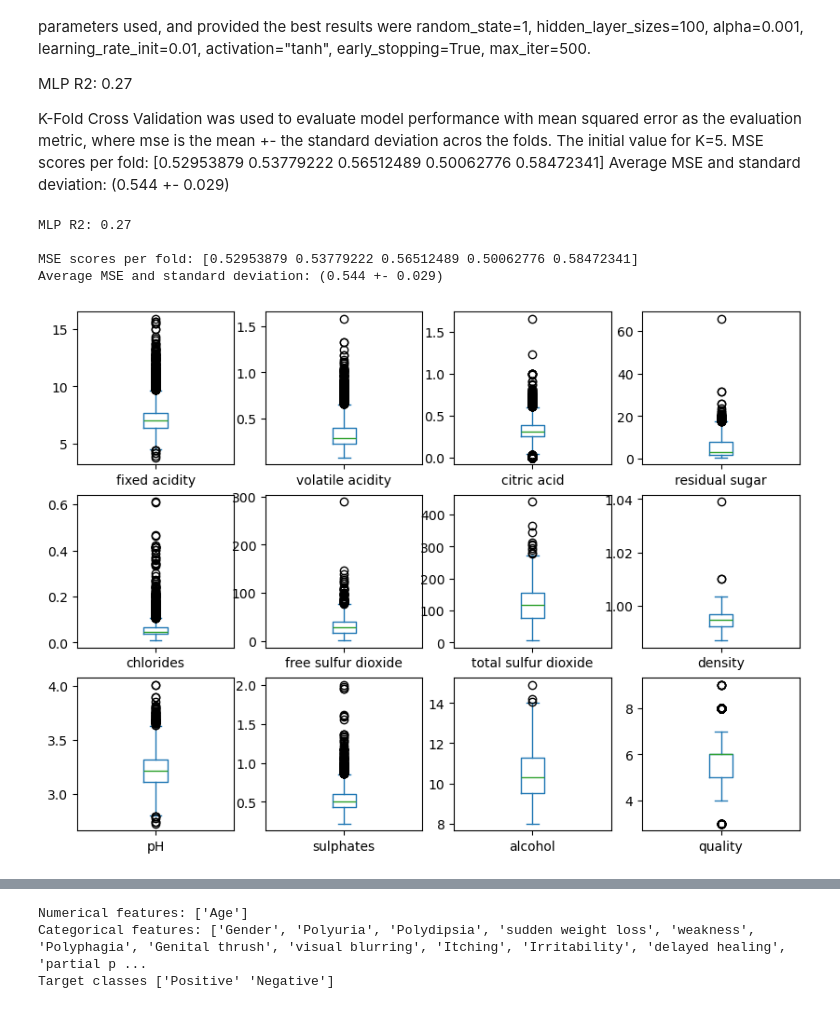
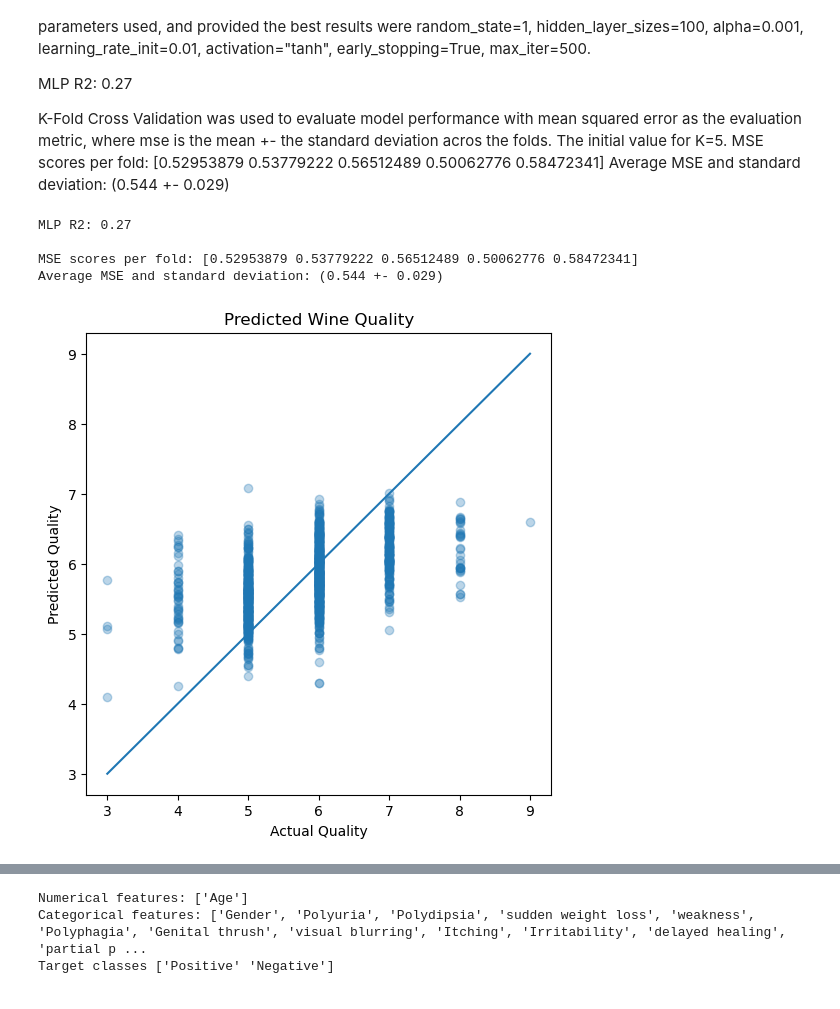
Before and after one commit to kkaaruni/COMP3009-CW, a Jupyter notebook: cw1/mlp.ipynb, the cells around one changed output, grey strips where cells are left out. Cells and saved outputs as stored; diff of their text form; code cells hidden in the pictures.

Commit message:
edits to mlp - added graph

```diff
--- a/cw1/mlp.ipynb
+++ b/cw1/mlp.ipynb
@@ -35,12 +35,13 @@ white_df=pd.read_csv('winequality-white.csv', index_col=False, sep=";")
 all_df = pd.concat([red_df, white_df], ignore_index = True)
 all_df.head()
 
+#DID NOT DO ANYTHING WITH OUTLIERS
 #there are outliers in this dataset, use boxplots to find outliers
-data_mean = all_df.iloc[:,:]
-data_mean.plot(kind='box',subplots=True,layout=(8,4),sharex=False,sharey=False,fontsize=10,figsize=(10,20));
+#data_mean = all_df.iloc[:,:]
+#data_mean.plot(kind='box',subplots=True,layout=(8,4),sharex=False,sharey=False,fontsize=10,figsize=(10,20));
 
 #visualise first 11 features with pairplot
-sns.pairplot(all_df[list(all_df.columns[:11])])
+#sns.pairplot(all_df[list(all_df.columns[:11])])
 
 #we are predicting quality, so make quality into y
 y = all_df["quality"]
@@ -49,31 +50,44 @@ X = all_df.drop(columns="quality")
 num_col = X.select_dtypes("number").columns
 
 norm_x = ColumnTransformer([("num",MinMaxScaler(), num_col)])
 scale_X = norm_x.fit_transform(X)
 
 #create training and test datasets
 X_train, X_test, y_train, y_test = train_test_split(X, y, test_size=0.2, random_state=1)
 
 X_train = norm_x.fit_transform(X_train)
 X_test = norm_x.transform(X_test)
 
 #implement MLP
 mlp_reg = MLPRegressor(random_state=1, hidden_layer_sizes=100, alpha=0.001, learning_rate_init=0.01, activation="tanh", early_stopping=True, max_iter=500).fit(X_train, y_train)
 print('MLP R2: {:03.2f}'.format(mlp_reg.score(X_test, y_test)))
 
 #apply k-fold cross val
 cv = KFold(n_splits=5, shuffle=True, random_state=1) #start w k=5
 
 scores_reg = cross_val_score(mlp_reg, scale_X , y, cv=cv, scoring="neg_mean_squared_error")
 mse_scores = -scores_reg
 
 print("\nMSE scores per fold:", mse_scores)
 avg = (np.mean(mse_scores), np.std(mse_scores))
 
 print("Average MSE and standard deviation: (%.3f +- %.3f)" % avg)
+
+#visualise results
+
+pred = mlp_reg.predict(X_test)
+
+plt.figure(figsize=(6, 6))
+plt.scatter(y_test, pred, alpha=0.3)
+plt.plot([3, 9],[3, 9])
+plt.xlabel("Actual Quality")
+plt.ylabel("Predicted Quality")
+plt.title("Predicted Wine Quality")
+plt.legend
+plt.show()
 # %% [output]
 MLP R2: 0.27
 
 MSE scores per fold: [0.52953879 0.53779222 0.56512489 0.50062776 0.58472341]
 Average MSE and standard deviation: (0.544 +- 0.029)
-[figure, old version]
+[figure, new version]
```
Also changed, not shown: parts of 1 cell of this notebook.
